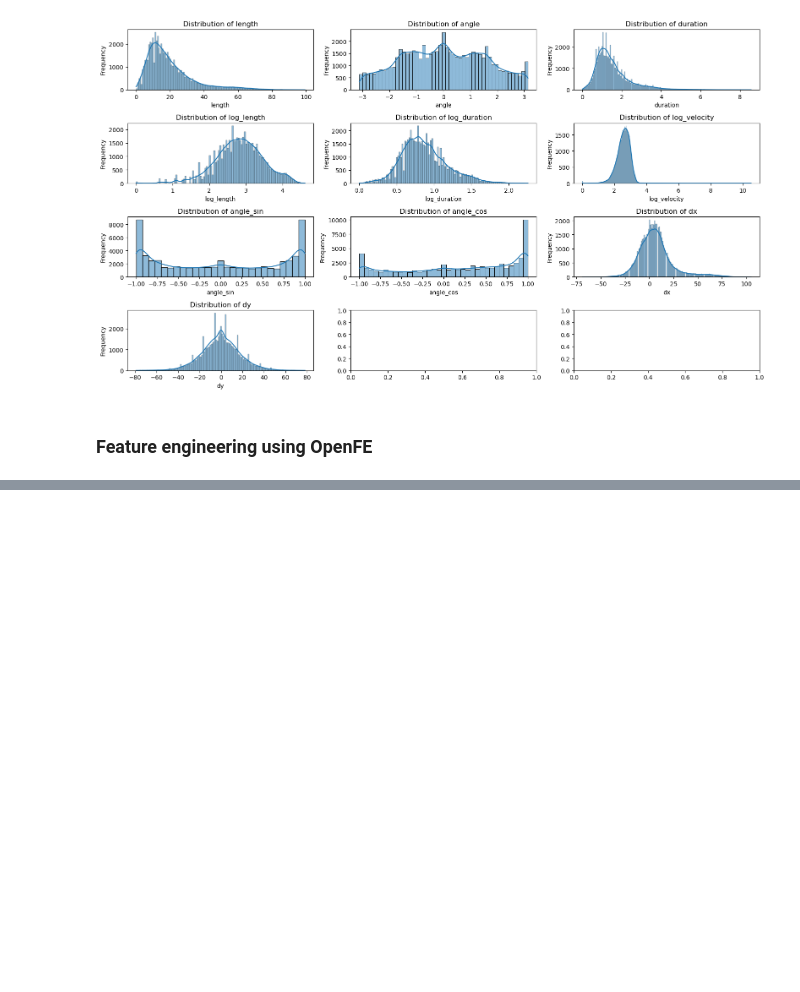
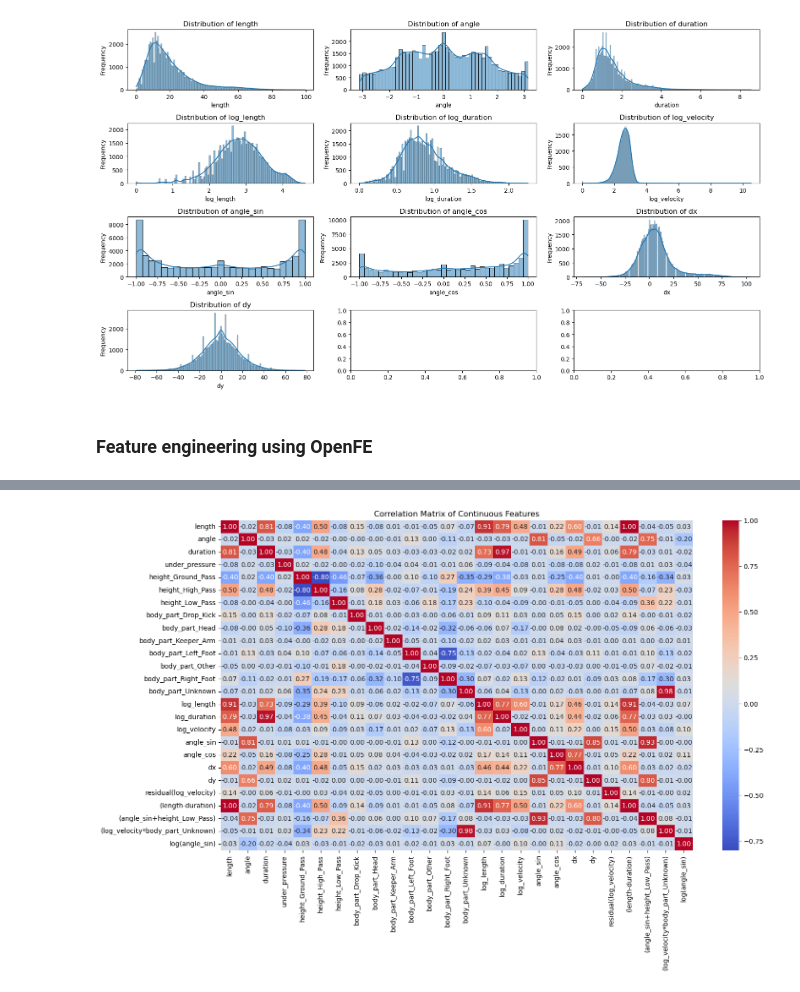
Before and after one commit to yucheng-fu/football_analytics, a Jupyter notebook: 02-analysis/02-analysis.ipynb, the cells around one changed output, grey strips where cells are left out. Cells and saved outputs as stored; diff of their text form; code cells hidden in the pictures; blank space fills up the shorter version.

```diff
--- a/02-analysis/02-analysis.ipynb
+++ b/02-analysis/02-analysis.ipynb
@@ -301,7 +291,7 @@ X_pandas
 # %%
 ofe = OpenFE()
 n_jobs = os.cpu_count() or 1
-features = ofe.fit(data=X_pandas, label=y_train.to_pandas().reset_index(drop=True), categorical_features=['under_pressure'], task='classification', feature_boosting=True, n_jobs=n_jobs)
+features = ofe.fit(data=X_train_pandas, label=y_train.to_pandas().reset_index(drop=True), categorical_features=['under_pressure'], task='classification', feature_boosting=True, n_jobs=n_jobs)
 # %% [output]
 The number of candidate features is 2791
 Start stage I selection.
@@ -334,0 +310,16 @@ features
+# %%
+def safe_production_transform(X_new, fitted_features_list):
+    # Do NOT concat with X_train here.
+    # The 'fitted_features_list' already knows the means/stats from training.
+    X_out = X_new.copy()
+
+    for i, feature in enumerate(fitted_features_list):
+        # Apply the pre-calculated logic to the new data
+        feature.calculate(X_out, is_root=True)
+
+        # Add to dataframe and CLEAN UP to prevent memory leaks
+        name = tree_to_formula(feature)
+        X_out[name] = feature.data.values.ravel()
+        feature.data = None
+
+    return X_out
@@ -334,0 +328,4 @@ features
+# %%
+X_out_train = safe_production_transform(X_new=X_train_pandas, fitted_features_list=features[:5])
+# %%
+X_out_train_polars = pl.from_pandas(X_out_train)
@@ -334,0 +345,4 @@ features
+# %%
+plot_correlations(train_df=X_out_train_polars, numerical_cols=X_out_train.columns)
+# %% [output]
+[figure, added]
```
Also changed, not shown: parts of 12 cells of this notebook, 7 other files.
